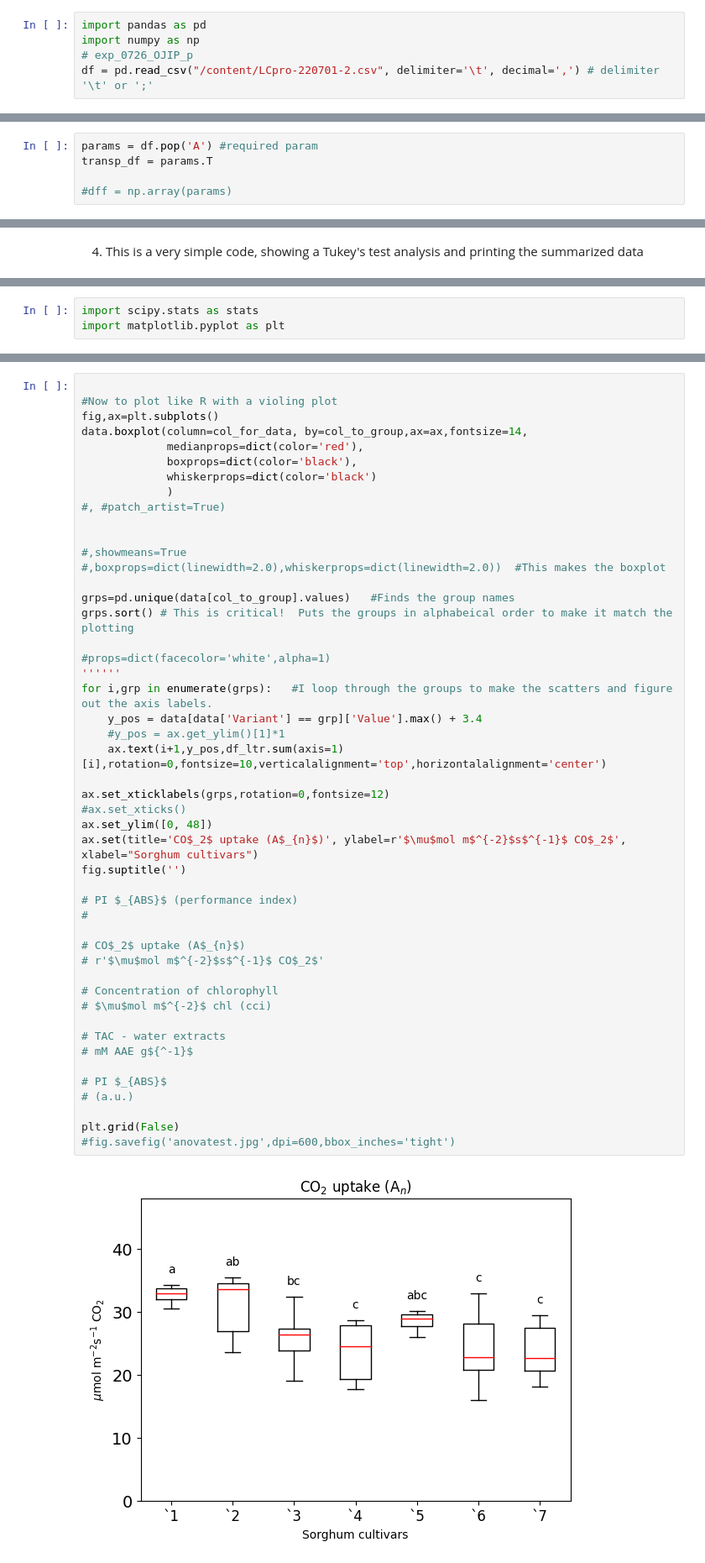
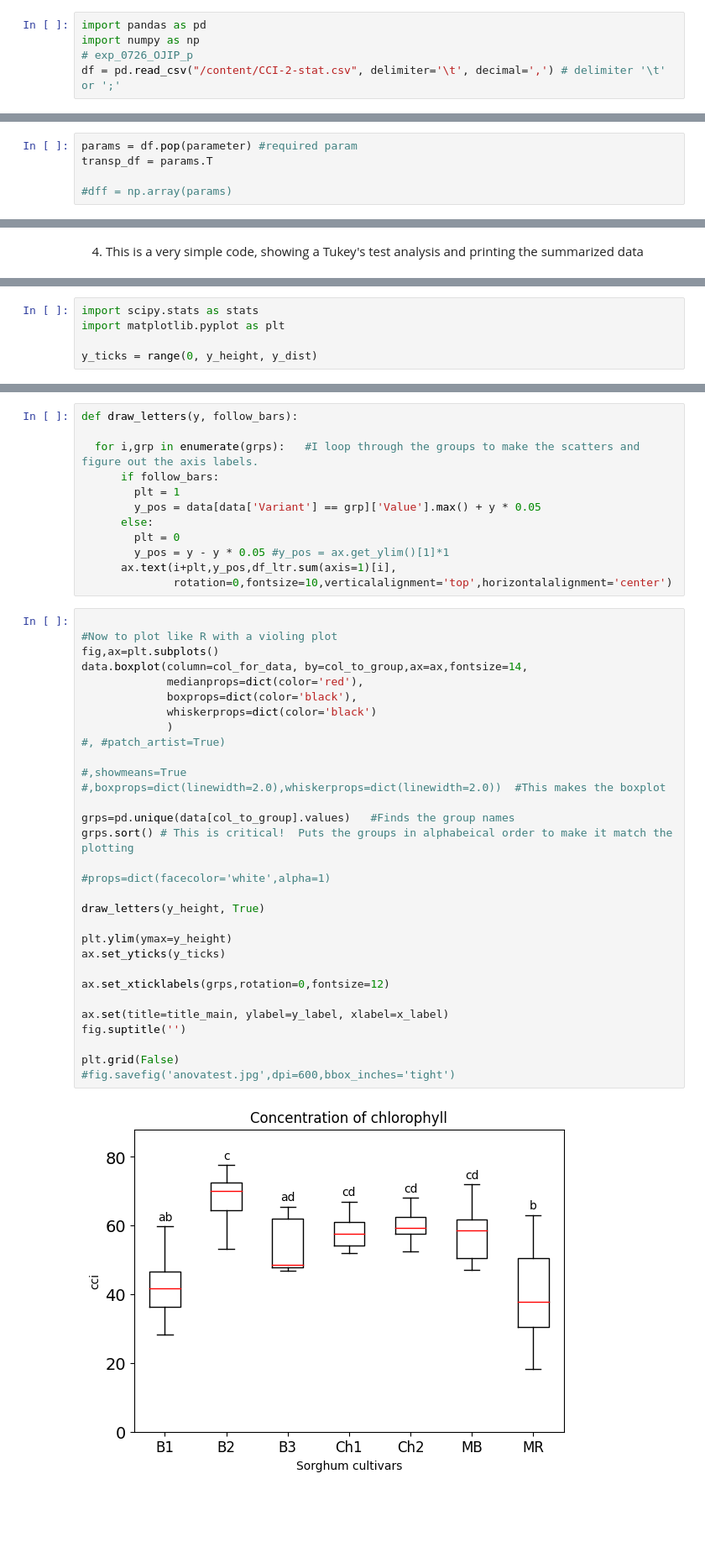
Before and after one commit to MKolaksazov/Data-Science, a Jupyter notebook: Colab code (graphs)/Tukey_test_letters.ipynb, the cells around one changed output, grey strips where cells are left out. Shown at 84% size. Saved outputs shown, nothing was run; the diff lists cells and outputs as text; blank space fills up the shorter version.

```diff
--- a/Colab code (graphs)/Tukey_test_letters.ipynb
+++ b/Colab code (graphs)/Tukey_test_letters.ipynb
@@ -14,7 +37,7 @@
 import pandas as pd
 import numpy as np
 # exp_0726_OJIP_p
-df = pd.read_csv("/content/LCpro-220701-2.csv", delimiter='\t', decimal=',') # delimiter '\t' or ';'
+df = pd.read_csv("/content/CCI-2-stat.csv", delimiter='\t', decimal=',') # delimiter '\t' or ';'
 # %% [markdown]
 1.2) Popping out the labels of the variation groups in a dataframe, called *'names'*.
 Transposing the dataframe, so that it can be easily processed by the covariance test analysis and matplotlib. Converting it into numpy array.
@@ -53,7 +81,7 @@ Name: groups, Length: 73, dtype: object
 # %% [markdown]
 1.4) Popping out the column with the desired parameter by writing the name in the 'pop' function, as well as transposing it.
 # %%
-params = df.pop('A') #required param
+params = df.pop(parameter) #required param
 transp_df = params.T
 
 #dff = np.array(params)
@@ -140,6 +166,8 @@ group1 group2 meandiff p-adj   lower    upper  reject
 # %%
 import scipy.stats as stats
 import matplotlib.pyplot as plt
+
+y_ticks = range(0, y_height, y_dist)
 # %%
 # define columns for data and then grouping
 col_to_group='Variant'
@@ -216,54 +244,49 @@ df_ltr.sum(axis=1)
 dtype: object
+# %%
+def draw_letters(y, follow_bars):
+
+  for i,grp in enumerate(grps):   #I loop through the groups to make the scatters and figure out the axis labels.
+      if follow_bars:
+        plt = 1
+        y_pos = data[data['Variant'] == grp]['Value'].max() + y * 0.05
+      else:
+        plt = 0
+        y_pos = y - y * 0.05 #y_pos = ax.get_ylim()[1]*1
+      ax.text(i+plt,y_pos,df_ltr.sum(axis=1)[i],
+              rotation=0,fontsize=10,verticalalignment='top',horizontalalignment='center')
 # %%
 
 #Now to plot like R with a violing plot
 fig,ax=plt.subplots()
 data.boxplot(column=col_for_data, by=col_to_group,ax=ax,fontsize=14,
              medianprops=dict(color='red'),
              boxprops=dict(color='black'),
              whiskerprops=dict(color='black')
              )
 #, #patch_artist=True)
 
-
 #,showmeans=True
 #,boxprops=dict(linewidth=2.0),whiskerprops=dict(linewidth=2.0))  #This makes the boxplot
 
 grps=pd.unique(data[col_to_group].values)   #Finds the group names
 grps.sort() # This is critical!  Puts the groups in alphabeical order to make it match the plotting
 
 #props=dict(facecolor='white',alpha=1)
-''''''
-for i,grp in enumerate(grps):   #I loop through the groups to make the scatters and figure out the axis labels.
-    y_pos = data[data['Variant'] == grp]['Value'].max() + 3.4
-    #y_pos = ax.get_ylim()[1]*1
-    ax.text(i+1,y_pos,df_ltr.sum(axis=1)[i],rotation=0,fontsize=10,verticalalignment='top',horizontalalignment='center')
+
+draw_letters(y_height, True)
+
+plt.ylim(ymax=y_height)
+ax.set_yticks(y_ticks)
 
 ax.set_xticklabels(grps,rotation=0,fontsize=12)
-#ax.set_xticks()
-ax.set_ylim([0, 48])
-ax.set(title='CO$_2$ uptake (A$_{n}$)', ylabel=r'$\mu$mol m$^{-2}$s$^{-1}$ CO$_2$', xlabel="Sorghum cultivars")
+
+ax.set(title=title_main, ylabel=y_label, xlabel=x_label)
 fig.suptitle('')
-
-# PI $_{ABS}$ (performance index)
-#
-
-# CO$_2$ uptake (A$_{n}$)
-# r'$\mu$mol m$^{-2}$s$^{-1}$ CO$_2$'
-
-# Concentration of chlorophyll
-# $\mu$mol m$^{-2}$ chl (cci)
-
-# TAC - water extracts
-# mM AAE g${^-1}$
-
-# PI $_{ABS}$
-# (a.u.)
 
 plt.grid(False)
 #fig.savefig('anovatest.jpg',dpi=600,bbox_inches='tight')
 # %% [output]
-[figure, old version]
+[figure, new version]
 # %%
 stat_result = data.groupby(['Variant'], as_index=False).agg(
                       {'Value':['mean','std']})
```
Also changed, not shown: parts of 9 cells of this notebook.
